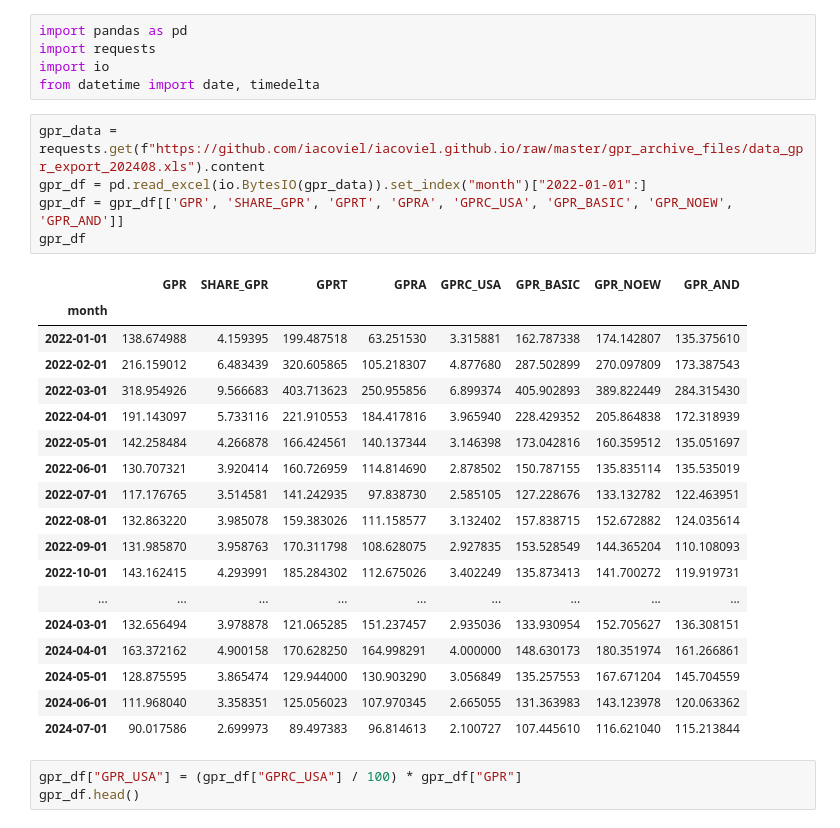
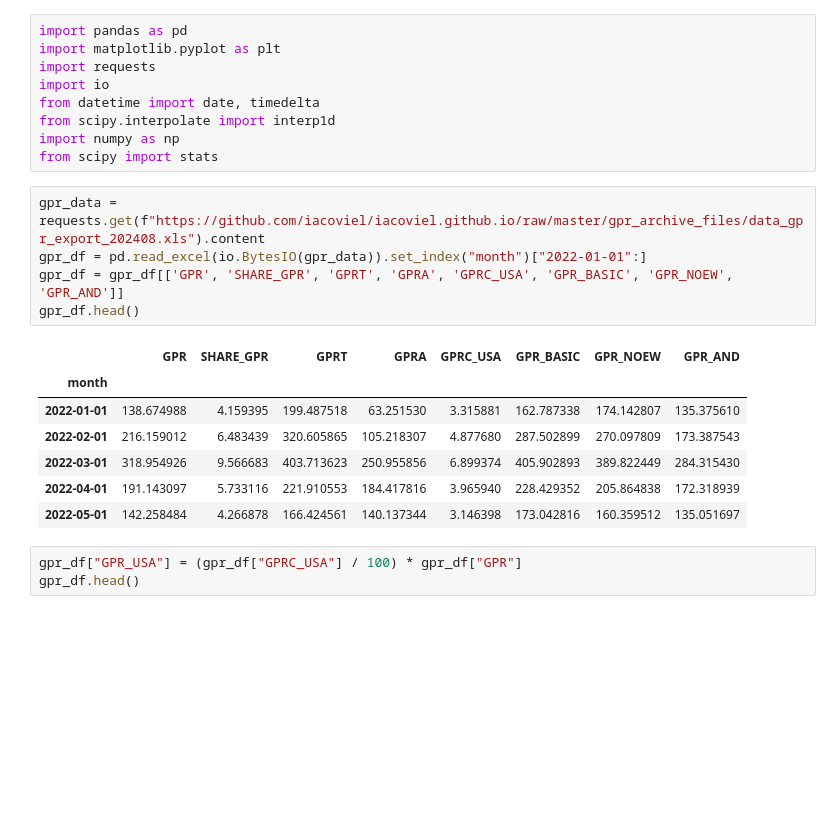
Before and after one commit to pxv6460/Music-is-the-Answer, a Jupyter notebook: gpr_azlan.ipynb, the cells around one changed output. Saved outputs shown, nothing was run; the diff lists cells and outputs as text; blank space fills up the shorter version.

```diff
--- a/gpr_azlan.ipynb
+++ b/gpr_azlan.ipynb
@@ -1,32 +1,25 @@
 # %%
 import pandas as pd
+import matplotlib.pyplot as plt
 import requests
 import io
 from datetime import date, timedelta
+from scipy.interpolate import interp1d
+import numpy as np
+from scipy import stats
 # %%
 gpr_data = requests.get(f"https://github.com/iacoviel/iacoviel.github.io/raw/master/gpr_archive_files/data_gpr_export_202408.xls").content
 gpr_df = pd.read_excel(io.BytesIO(gpr_data)).set_index("month")["2022-01-01":]
 gpr_df = gpr_df[['GPR', 'SHARE_GPR', 'GPRT', 'GPRA', 'GPRC_USA', 'GPR_BASIC', 'GPR_NOEW', 'GPR_AND']]
-gpr_df
+gpr_df.head()
 # %% [output]
 |  | GPR | SHARE_GPR | GPRT | GPRA | GPRC_USA | GPR_BASIC | GPR_NOEW | GPR_AND |
 | month |  |  |  |  |  |  |  |  |
 | 2022-01-01 | 138.674988 | 4.159395 | 199.487518 | 63.251530 | 3.315881 | 162.787338 | 174.142807 | 135.375610 |
 | 2022-02-01 | 216.159012 | 6.483439 | 320.605865 | 105.218307 | 4.877680 | 287.502899 | 270.097809 | 173.387543 |
 | 2022-03-01 | 318.954926 | 9.566683 | 403.713623 | 250.955856 | 6.899374 | 405.902893 | 389.822449 | 284.315430 |
 | 2022-04-01 | 191.143097 | 5.733116 | 221.910553 | 184.417816 | 3.965940 | 228.429352 | 205.864838 | 172.318939 |
 | 2022-05-01 | 142.258484 | 4.266878 | 166.424561 | 140.137344 | 3.146398 | 173.042816 | 160.359512 | 135.051697 |
-| 2022-06-01 | 130.707321 | 3.920414 | 160.726959 | 114.814690 | 2.878502 | 150.787155 | 135.835114 | 135.535019 |
-| 2022-07-01 | 117.176765 | 3.514581 | 141.242935 | 97.838730 | 2.585105 | 127.228676 | 133.132782 | 122.463951 |
-| 2022-08-01 | 132.863220 | 3.985078 | 159.383026 | 111.158577 | 3.132402 | 157.838715 | 152.672882 | 124.035614 |
-| 2022-09-01 | 131.985870 | 3.958763 | 170.311798 | 108.628075 | 2.927835 | 153.528549 | 144.365204 | 110.108093 |
-| 2022-10-01 | 143.162415 | 4.293991 | 185.284302 | 112.675026 | 3.402249 | 135.873413 | 141.700272 | 119.919731 |
-| ... | ... | ... | ... | ... | ... | ... | ... | ... |
-| 2024-03-01 | 132.656494 | 3.978878 | 121.065285 | 151.237457 | 2.935036 | 133.930954 | 152.705627 | 136.308151 |
-| 2024-04-01 | 163.372162 | 4.900158 | 170.628250 | 164.998291 | 4.000000 | 148.630173 | 180.351974 | 161.266861 |
-| 2024-05-01 | 128.875595 | 3.865474 | 129.944000 | 130.903290 | 3.056849 | 135.257553 | 167.671204 | 145.704559 |
-| 2024-06-01 | 111.968040 | 3.358351 | 125.056023 | 107.970345 | 2.665055 | 131.363983 | 143.123978 | 120.063362 |
-| 2024-07-01 | 90.017586 | 2.699973 | 89.497383 | 96.814613 | 2.100727 | 107.445610 | 116.621040 | 115.213844 |
 # %%
 gpr_df["GPR_USA"] = (gpr_df["GPRC_USA"] / 100) * gpr_df["GPR"]
 gpr_df.head()
```
Also changed, not shown: parts of 5 cells of this notebook.
